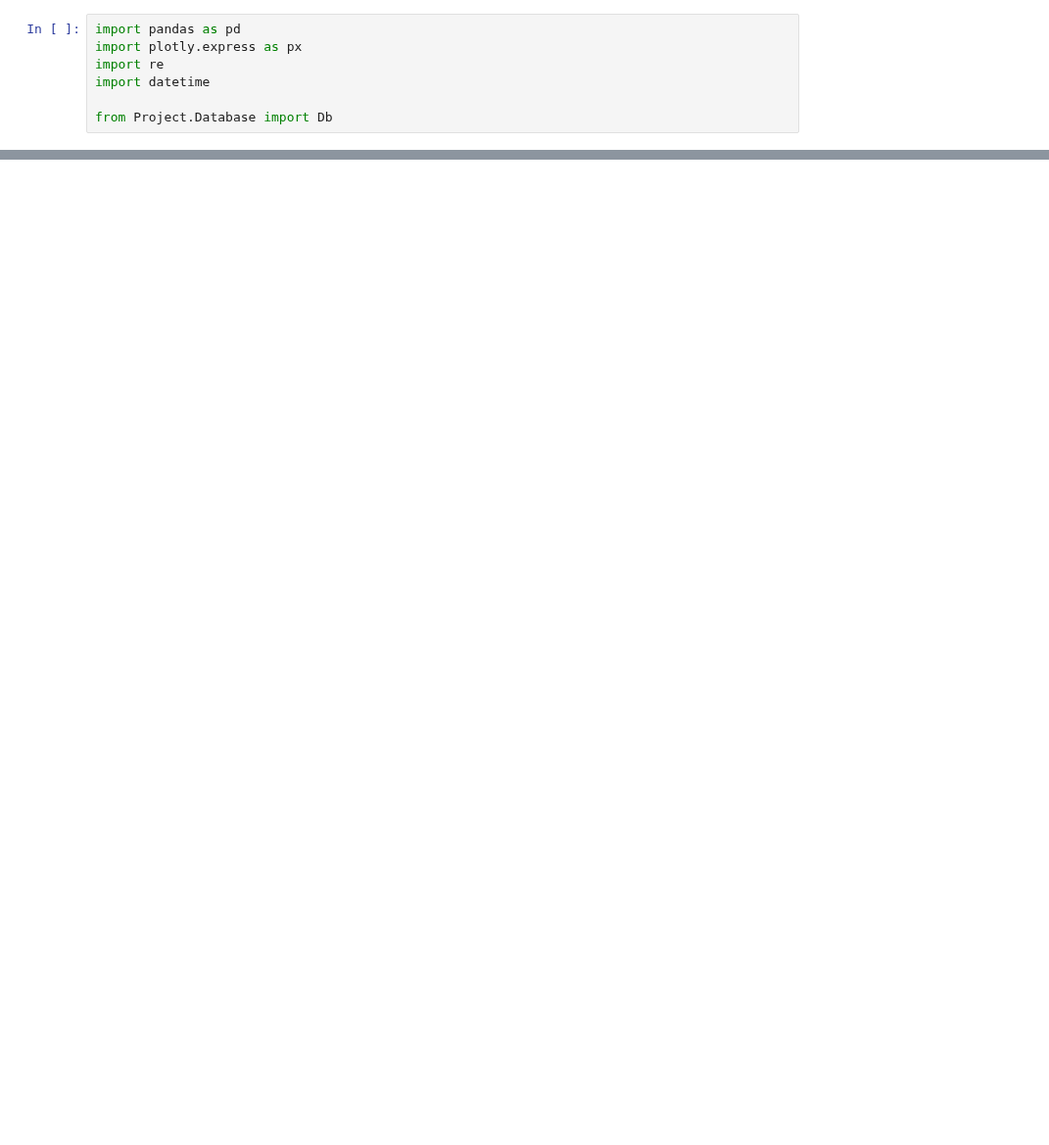
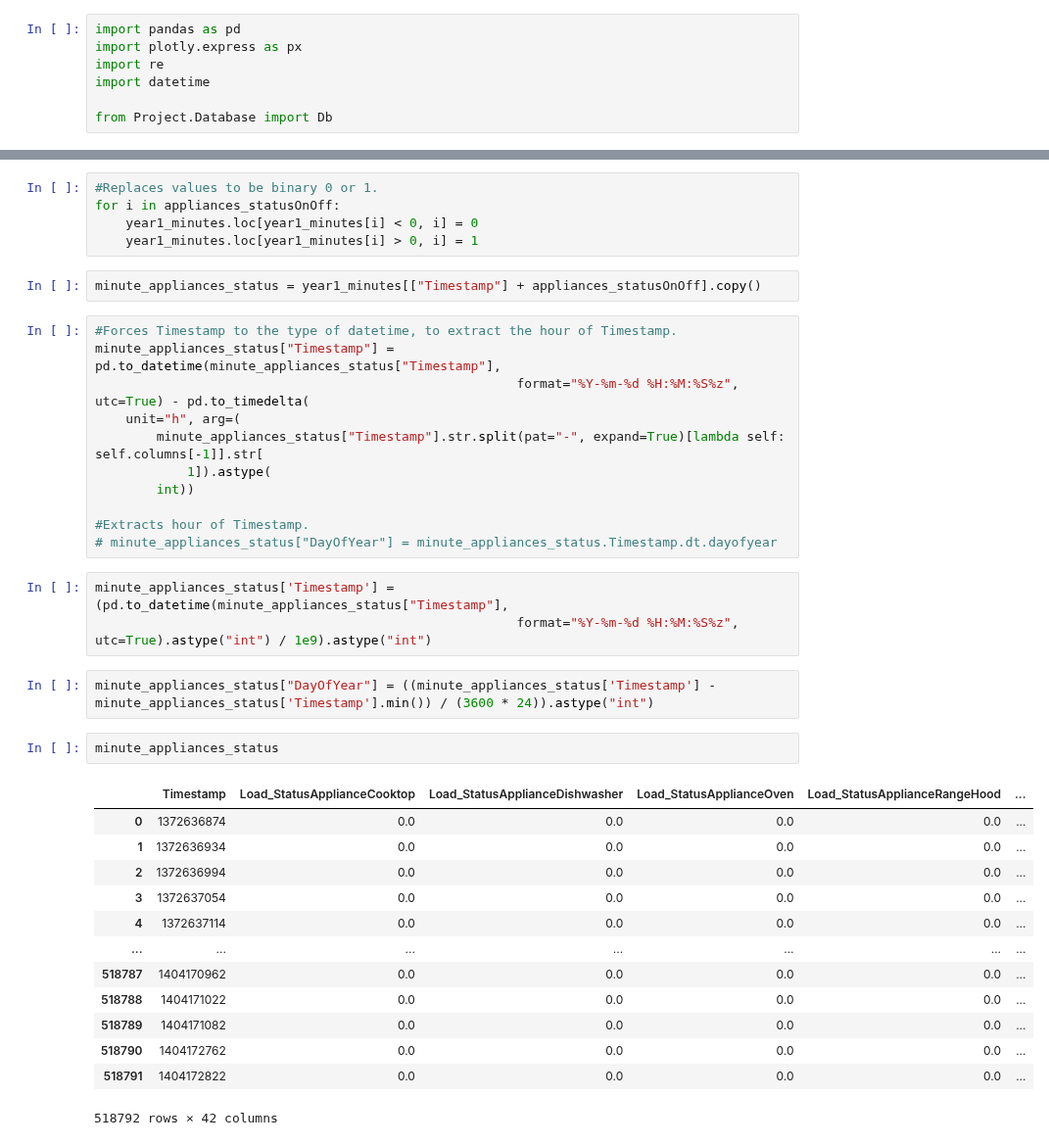
Before and after one commit to christiannielsen98/Datavidenskab-P6, a Jupyter notebook: WIP/Christian/transform_for_TPM_algorithm.ipynb, the cells around one changed output, grey strips where cells are left out. Shown at 98% size. Cells and saved outputs as stored; diff of their text form; blank space fills up the shorter version.

```diff
--- a/WIP/Christian/transform_for_TPM_algorithm.ipynb
+++ b/WIP/Christian/transform_for_TPM_algorithm.ipynb
@@ -24,0 +28,39 @@ consumption = meta.loc[consumption_condition]["Unnamed: 0"].tolist()
+# %%
+#Replaces values to be binary 0 or 1.
+for i in appliances_statusOnOff:
+    year1_minutes.loc[year1_minutes[i] < 0, i] = 0
+    year1_minutes.loc[year1_minutes[i] > 0, i] = 1
+# %%
+minute_appliances_status = year1_minutes[["Timestamp"] + appliances_statusOnOff].copy()
+# %%
+#Forces Timestamp to the type of datetime, to extract the hour of Timestamp.
+minute_appliances_status["Timestamp"] = pd.to_datetime(minute_appliances_status["Timestamp"],
+                                                       format="%Y-%m-%d %H:%M:%S%z", utc=True) - pd.to_timedelta(
+    unit="h", arg=(
+        minute_appliances_status["Timestamp"].str.split(pat="-", expand=True)[lambda self: self.columns[-1]].str[
+            1]).astype(
+        int))
+
+#Extracts hour of Timestamp.
+# minute_appliances_status["DayOfYear"] = minute_appliances_status.Timestamp.dt.dayofyear
+# %%
+minute_appliances_status['Timestamp'] = (pd.to_datetime(minute_appliances_status["Timestamp"],
+                                                       format="%Y-%m-%d %H:%M:%S%z", utc=True).astype("int") / 1e9).astype("int")
+# %%
+minute_appliances_status["DayOfYear"] = ((minute_appliances_status['Timestamp'] - minute_appliances_status['Timestamp'].min()) / (3600 * 24)).astype("int")
+# %%
+minute_appliances_status
+# %% [output]
+|  | Timestamp | Load_StatusApplianceCooktop | Load_StatusApplianceDishwasher | Load_StatusApplianceOven | Load_StatusApplianceRangeHood | ... |
+| 0 | 1372636874 | 0.0 | 0.0 | 0.0 | 0.0 | ... |
+| 1 | 1372636934 | 0.0 | 0.0 | 0.0 | 0.0 | ... |
+| 2 | 1372636994 | 0.0 | 0.0 | 0.0 | 0.0 | ... |
+| 3 | 1372637054 | 0.0 | 0.0 | 0.0 | 0.0 | ... |
+| 4 | 1372637114 | 0.0 | 0.0 | 0.0 | 0.0 | ... |
+| ... | ... | ... | ... | ... | ... | ... |
+| 518787 | 1404170962 | 0.0 | 0.0 | 0.0 | 0.0 | ... |
+| 518788 | 1404171022 | 0.0 | 0.0 | 0.0 | 0.0 | ... |
+| 518789 | 1404171082 | 0.0 | 0.0 | 0.0 | 0.0 | ... |
+| 518790 | 1404172762 | 0.0 | 0.0 | 0.0 | 0.0 | ... |
+| 518791 | 1404172822 | 0.0 | 0.0 | 0.0 | 0.0 | ... |
+518792 rows × 42 columns
```
Also changed, not shown: parts of 9 cells of this notebook, 5 other files.
